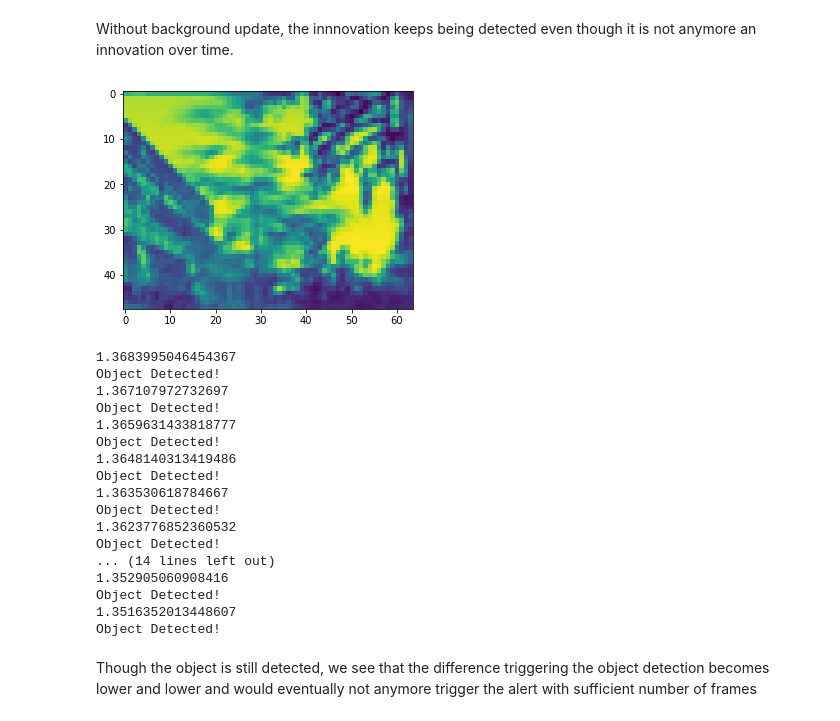
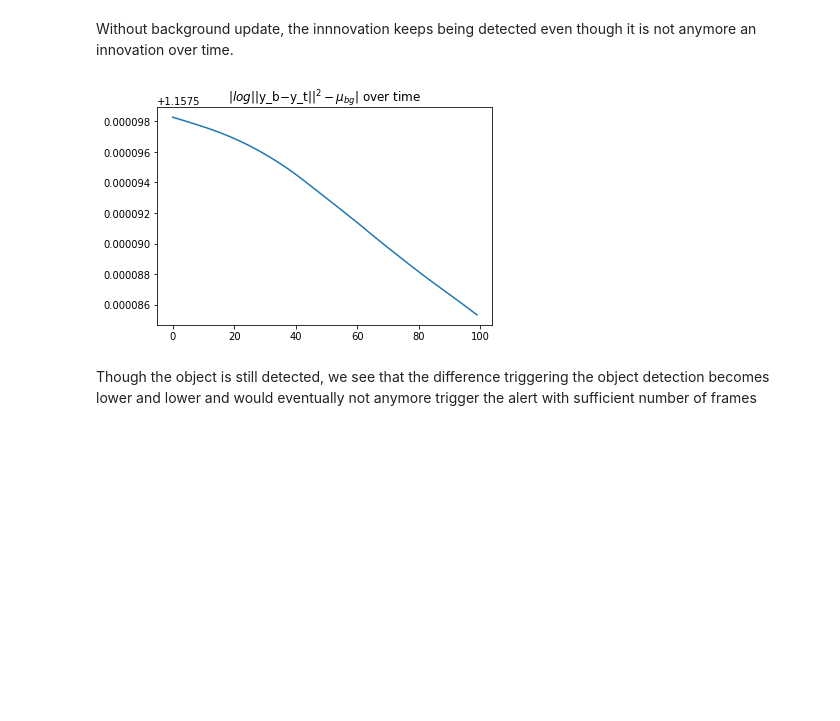
Before and after one commit to cdcsai/Background_Substraction_CS, a Jupyter notebook: background_substraction.ipynb, the cells around one changed output. Drawn from its saved outputs; the diff is of its cells as text; code cells hidden in the pictures; blank space fills up the shorter version.

Commit message:
modif backup2

```diff
--- a/background_substraction.ipynb
+++ b/background_substraction.ipynb
@@ -67,7 +67,7 @@ class Object_Detector(object):
     """
 
     def __init__(self, im_w, im_h, r=0.8, lmbda1=0.1, lmbda2=8e-1, alpha=0.5,
-                 gamma=0.001):
+                 gamma=0.1):
         """
         Initialization of the class.
 
@@ -206,7 +206,7 @@ class Object_Detector(object):
 
         return model
 
-    def predict(self, x_test, model, rec=False, backup=0, c=3, diff=False):
+    def predict(self, x_test, model, rec=False, backup=0, c=3, diff=False, verbose=False):
         """
         Predict if there is an innovation on the test image using the CS background substraction
         algorithm and the adaptation of the background constraint.
@@ -228,19 +228,16 @@ class Object_Detector(object):
         xb_hat, xb_hat_rshp, xb_hat_tv = self.signal_reconstruction(y_b)
 
         # Testing if the test image has a new object
-        y_test_to_date = []
+        self.distance = []
         for i, xtest in enumerate(x_test):
             y_t = self.compressive_measurements(xtest)
-            y_test_to_date.append(y_t)
-            if i > 5:
-                del y_test_to_date[0] # Used for the moving average,
-                # plays the role of the rolling window
             y_d = y_t - y_b
             dist = np.log(np.sum(y_d ** 2))
             d = np.abs(dist - mu_bg)
+            self.distance.append(d)
             if diff:
                 print(d)
-            if  d >= c * np.sqrt(sigma_bg):
+            if  d >= c * np.sqrt(sigma_bg) and verbose:
                 print("Object Detected!")
             xd_hat, xd_hat_rshp, xd_hat_tv = self.signal_reconstruction(y_d)
             y_d_hat = np.dot(self.A, xd_hat)
@@ -251,8 +248,13 @@ class Object_Detector(object):
                 xb_hat, xb_hat_rshp, xb_hat_tv = self.signal_reconstruction(y_b)
 
             if backup == 2:
-                y_b_new = self.background_update_2(y_b, y_t, y_test_to_date)
+                if i == 0:
+                    y_ma = y_t
+                bkup = self.background_update_2(y_b, y_t, y_ma)
+                y_b_new = bkup[0]
+                y_ma_new = bkup[1]
                 y_b = y_b_new
+                y_ma = y_ma_new
                 xb_hat, xb_hat_rshp, xb_hat_tv = self.signal_reconstruction(y_b)
 
             if rec:
@@ -286,25 +288,26 @@ class Object_Detector(object):
         y_b_new = self.alpha * (y_t - y_d_hat) + (1 - self.alpha) * y_b
         return y_b_new
 
-    def background_update_2(self, y_b, y_t, y_test_to_date):
+    def background_update_2(self, y_b, y_t, y_ma):
         """
         Implementation of the (10) equation of the article.
 
         Arguments:
         y_b -- the current background compressive measurements' mean
         y_t -- the current test compressive measurement image
-        y_test_to_date -- the list of the past and current test compressive measurement images
-        used to build the moving average
+        y_ma -- current moving average
 
         Returns:
         y_b_new -- the updated background compressive measurements' mean
+        y_ma_new -- the updated moving average
         """
-        y_ma = np.mean(y_test_to_date, axis=0) # Simple Moving Average
-        xma_hat, xma_hat_rshp, xma_hat_tv = self.signal_reconstruction(y_ma)
+
         y_ma_new = self.gamma * y_t + (1 - self.gamma) * y_ma
+        xma_hat, xma_hat_rshp, xma_hat_tv = self.signal_reconstruction(y_ma_new)
         y_e_hat = np.dot(self.A, xma_hat)
         y_b_new = self.alpha * (y_t - y_e_hat) + (1 - self.alpha) * y_b
-        return y_b_new
+
+        return y_b_new, y_ma_new
 
     @ staticmethod
     def mse(imageA, imageB):
@@ -505,32 +510,17 @@ Without background update, the innnovation keeps being detected even though it i
 # %%
 img_w, img_h = x_train_2[0].shape
 xtest = []
-for i in range(15):
+for i in range(100):
     xtest.append(np.copy(x_test_2[29]))
-cls = Object_Detector(img_w, img_h, r=0.1, alpha=0.9)
+cls = Object_Detector(img_w, img_h, r=0.01, alpha=0.0001)
 model = cls.fit(x_train_2)
-plt.imshow(model["x_b"])
-plt.show()
-cls.predict(xtest, model, rec=False, backup=1, diff=True)
+cls.predict(xtest, model, rec=False, backup=1)
+dist = cls.distance
+plt.plot(dist);
+plt.title("$|log||$y_b$-$y_t$||^2-\mu_{bg}|$ over time");
+plt.show();
 # %% [output]
-[figure, old version]
+[figure, new version]
-1.3683995046454367
-Object Detected!
-1.367107972732697
-Object Detected!
-1.3659631433818777
-Object Detected!
-1.3648140313419486
-Object Detected!
-1.363530618784667
-Object Detected!
-1.3623776852360532
-Object Detected!
-... (14 lines left out)
-1.352905060908416
-Object Detected!
-1.3516352013448607
-Object Detected!
 # %% [markdown]
 Though the object is still detected, we see that the difference triggering the object detection becomes lower and lower and would eventually not anymore trigger the alert with sufficient number of frames
 # %%
```
Also changed, not shown: parts of 7 cells of this notebook.
